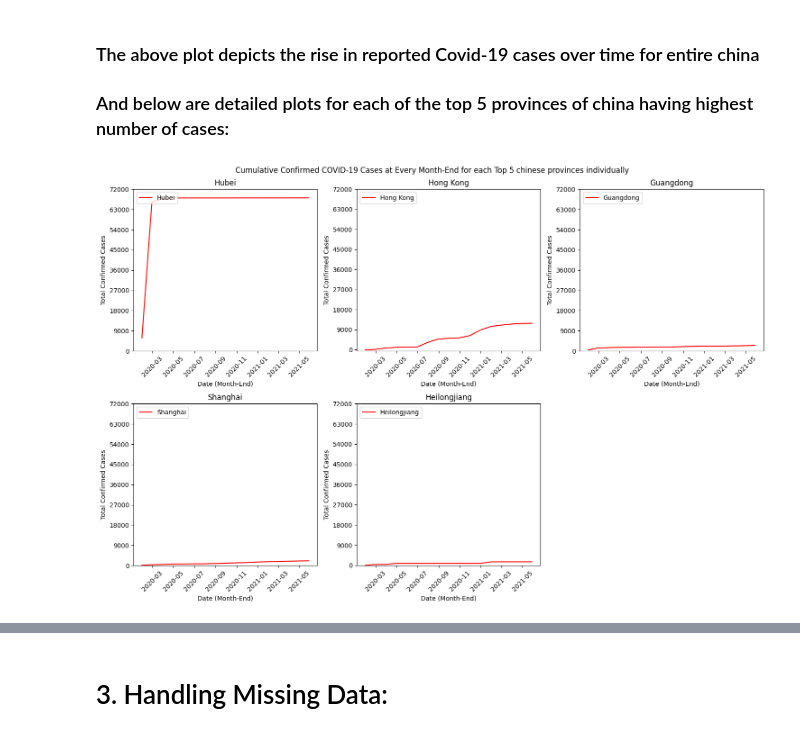
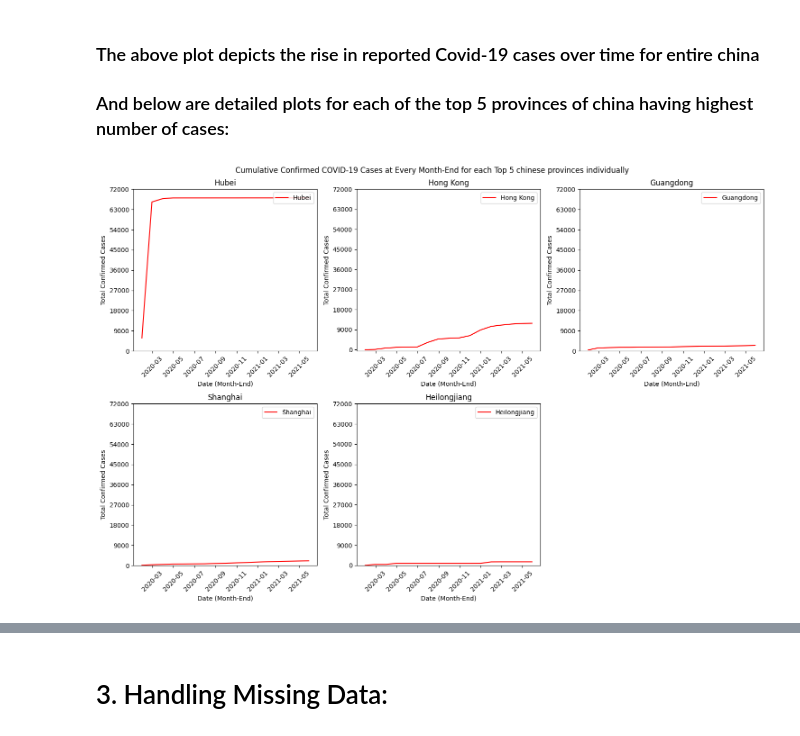
Before and after one commit to IronMark33/Covid-19-Case-Study, a Jupyter notebook: Case Study/Covid_19_Case_Study.ipynb, the cells around one changed output, grey strips where cells are left out. Saved outputs shown, nothing was run; the diff lists cells and outputs as text; code cells hidden in the pictures.

```diff
--- a/Case Study/Covid_19_Case_Study.ipynb
+++ b/Case Study/Covid_19_Case_Study.ipynb
@@ -12,12 +12,12 @@ import numpy as np
 import pandas as pd
 import matplotlib.pyplot as plt
 import math
-# covid_confirmed = pd.read_csv("/content/drive/MyDrive/Colab Notebooks/Covid-19 Case Study/covid_19_confirmed.csv")
-# covid_deaths = pd.read_csv("/content/drive/MyDrive/Colab Notebooks/Covid-19 Case Study/covid_19_deaths.csv")
-# covid_recovered = pd.read_csv("/content/drive/MyDrive/Colab Notebooks/Covid-19 Case Study/covid_19_recovered.csv")
-covid_confirmed = pd.read_csv("covid_19_confirmed.csv")
-covid_deaths = pd.read_csv("covid_19_deaths.csv")
-covid_recovered = pd.read_csv("covid_19_recovered.csv")
+covid_confirmed = pd.read_csv("/content/drive/MyDrive/Colab Notebooks/Covid-19 Case Study/covid_19_confirmed.csv")
+covid_deaths = pd.read_csv("/content/drive/MyDrive/Colab Notebooks/Covid-19 Case Study/covid_19_deaths.csv")
+covid_recovered = pd.read_csv("/content/drive/MyDrive/Colab Notebooks/Covid-19 Case Study/covid_19_recovered.csv")
+# covid_confirmed = pd.read_csv("covid_19_confirmed.csv")
+# covid_deaths = pd.read_csv("covid_19_deaths.csv")
+# covid_recovered = pd.read_csv("covid_19_recovered.csv")
 # %% [markdown]
 # 2. Data Exploration:
 # %% [markdown]
@@ -254,27 +277,27 @@ plt.show()
 # %%
 # Plotting the values on a line plots for each chinese province individually:
 fig, axs = plt.subplots(2, 3, figsize=(15, 10))
 axs = axs.flatten() # The 2D axes array is transformed in a 1D numpy array
 for idx, province in enumerate(china_cases_top_5_provinces):
   ax = axs[idx]
   x = pd.to_datetime(month_end_cols, format="%m/%d/%y")
   y = month_end_cases_top_5_chinese_provinces.loc[province, month_end_cols]
   # Defining various attributes of the plot:
   ax.plot(x, y, label=province, color="red")
   ax.set_title(f"{province}")
   ax.set_ylabel("Total Confirmed Cases")
   ax.set_xlabel("Date (Month-End)")
   ax.set_yticks(np.arange(0, 81000, 9000))
   ax.ticklabel_format(style='plain', axis='y', useOffset=False) # To display the values specified for `yticks` as it is instead of in a decimal form
-  ax.legend(loc="upper left")
+  ax.legend(loc="upper right")
   ax.tick_params(axis="x", rotation=45)
 
 # Hiding any unused subplots:
 for j in range(len(china_cases_top_5_provinces), 6):
   fig.delaxes(axs[j])
 
 plt.suptitle("Cumulative Confirmed COVID-19 Cases at Every Month-End for each Top 5 chinese provinces individually")
 plt.tight_layout()
 plt.show()
 # %% [output]
-[figure, old version]
+[figure, new version]
```
Also changed, not shown: parts of 29 cells of this notebook.
